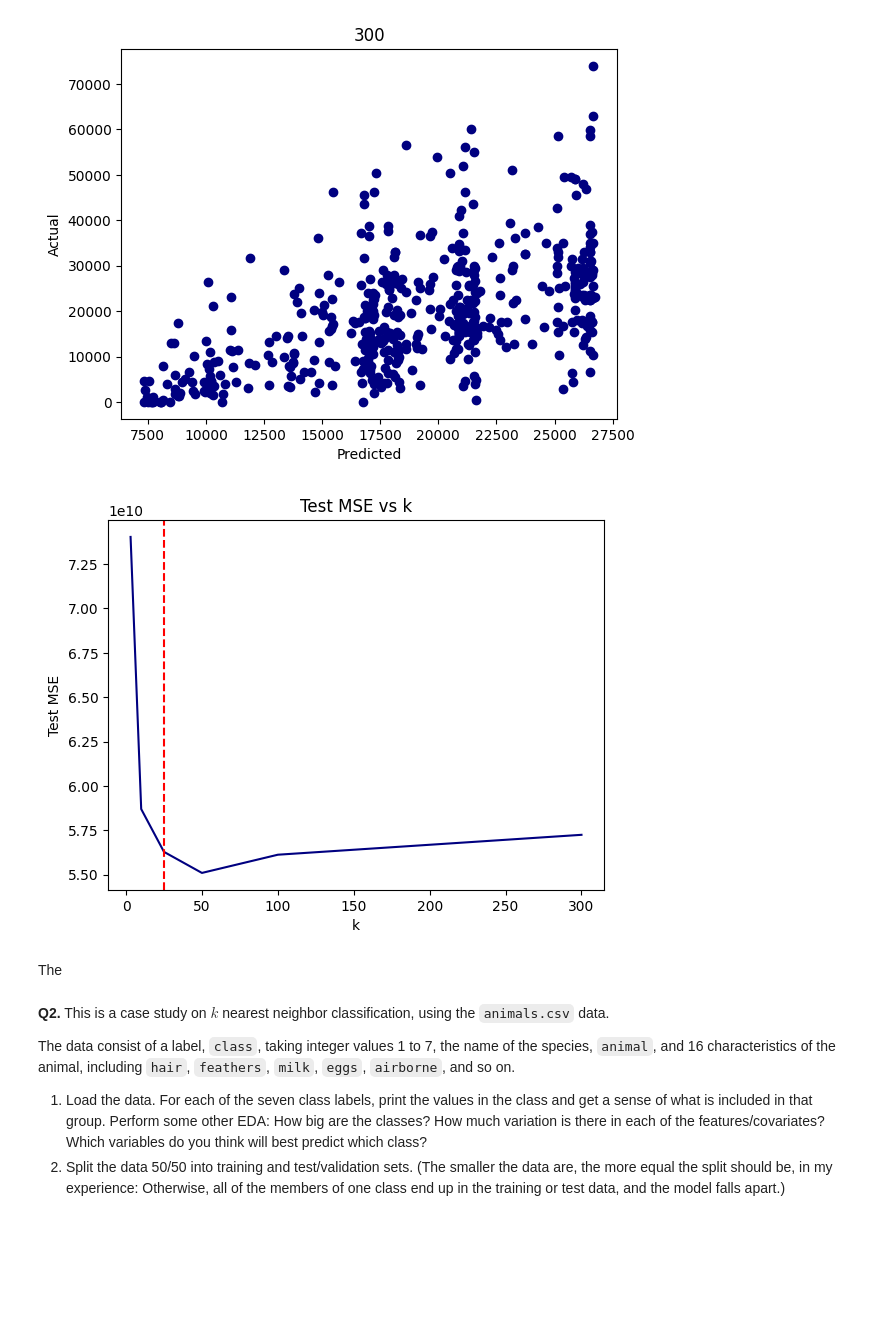
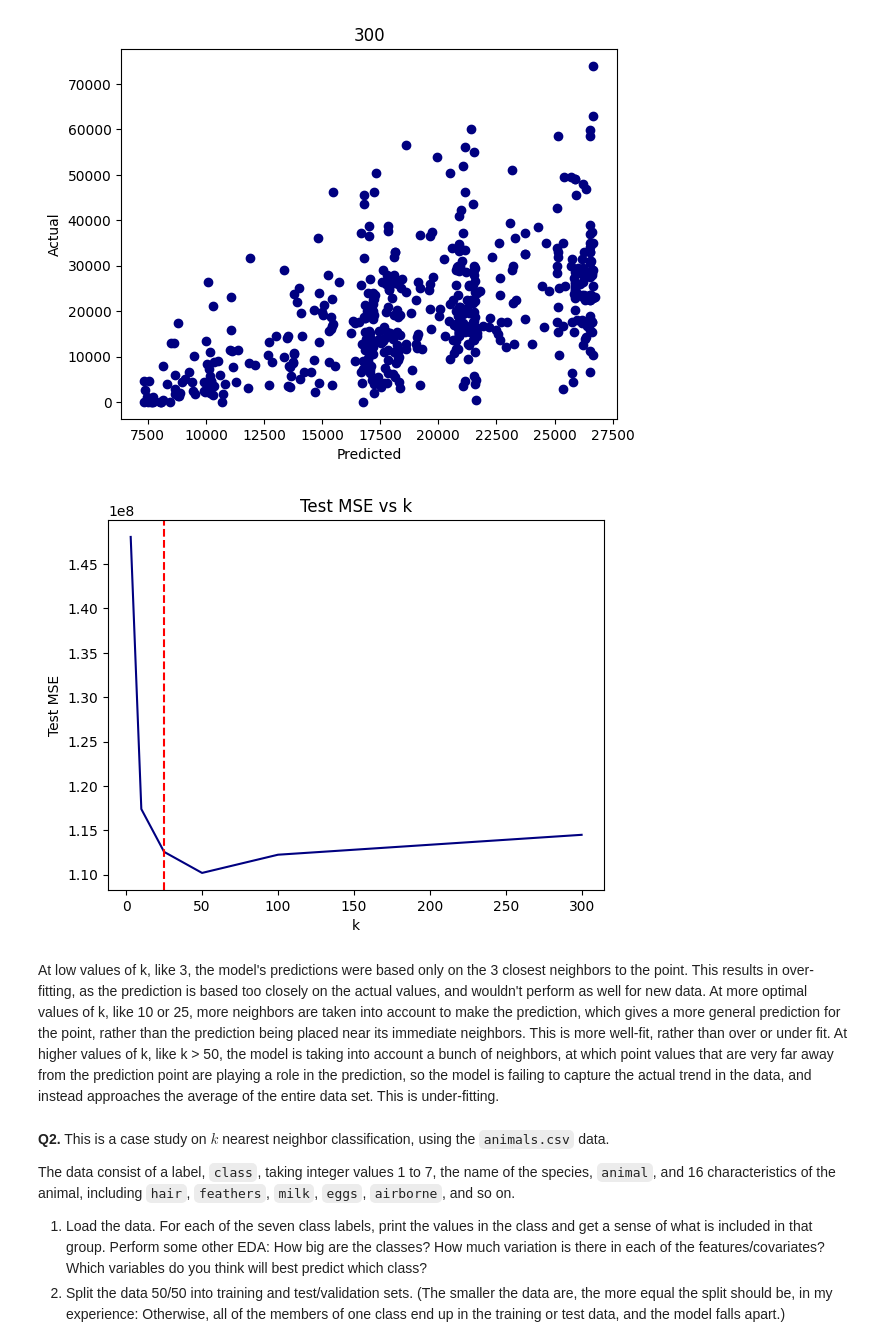
Before and after one commit to mgh2xx/knn, a Jupyter notebook: assignment/assignment_knn.ipynb, the cells around one changed output. Cells and saved outputs as stored; diff of their text form; code cells hidden in the pictures; blank space fills up the shorter version.

```diff
--- a/assignment/assignment_knn.ipynb
+++ b/assignment/assignment_knn.ipynb
@@ -162,22 +162,22 @@ for k in k_list:
 # %%
 # 1.5 - Determine the optimal $k$ for these data.
 plt.figure()
-plt.plot(k_list, SSE_test_list, color = "navy")
+plt.plot(k_list, MSE_test_list, color = "navy")
 plt.axvline(x = 25, color = "red", linestyle = "--")
 plt.xlabel("k")
 plt.ylabel("Test MSE")
 plt.title("Test MSE vs k")
 plt.show()
 
 # The optimal k from this list of ks for this data is 25
 # %% [output]
-[figure, old version]
+[figure, new version]
 # %%
 # 1.6 - Describe what happened in the plots of predicted versus actual prices as $k$ varied,
 # taking your answer into part 6 into account.
 # (Hint: Use the words "underfitting" and "overfitting".)
 # %% [markdown]
-The
+At low values of k, like 3, the model's predictions were based only on the 3 closest neighbors to the point. This results in over-fitting, as the prediction is based too closely on the actual values, and wouldn't perform as well for new data. At more optimal values of k, like 10 or 25, more neighbors are taken into account to make the prediction, which gives a more general prediction for the point, rather than the prediction being placed near its immediate neighbors. This is more well-fit, rather than over or under fit. At higher values of k, like k > 50, the model is taking into account a bunch of neighbors, at which point values that are very far away from the prediction point are playing a role in the prediction, so the model is failing to capture the actual trend in the data, and instead approaches the average of the entire data set. This is under-fitting.
 # %% [markdown]
 **Q2.** This is a case study on $k$ nearest neighbor classification, using the `animals.csv` data.
 
```
Also changed, not shown: parts of 1 cell of this notebook.
